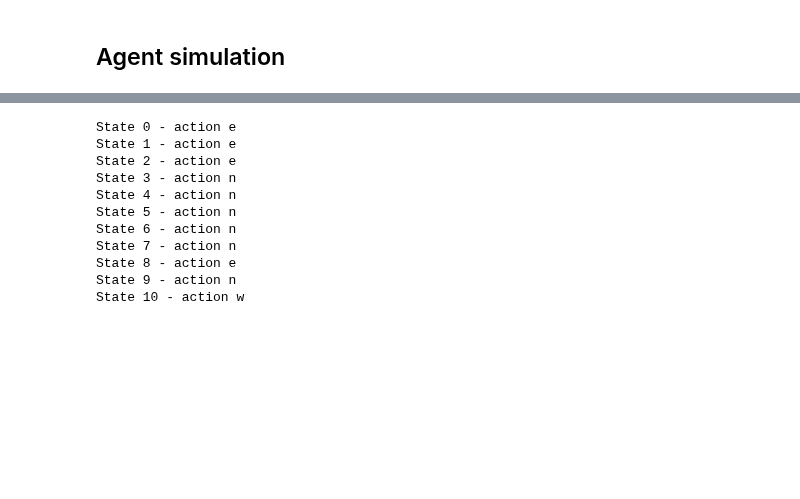
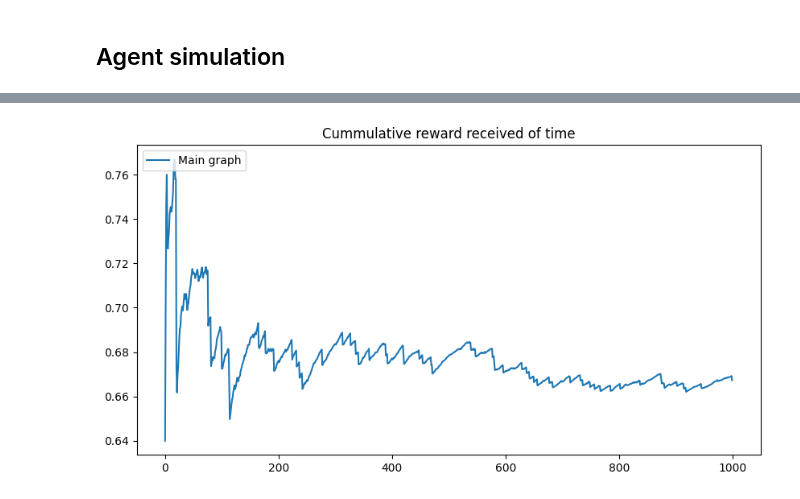
Before and after one commit to PimLb/POMDP_PBVI_Exploration, a Jupyter notebook: Experiments/3x4_Model.ipynb, the cells around one changed output, grey strips where cells are left out. Cells and saved outputs as stored; diff of their text form; code cells hidden in the pictures; blank space fills up the shorter version.

```diff
--- a/Experiments/3x4_Model.ipynb
+++ b/Experiments/3x4_Model.ipynb
@@ -134,11 +63,0 @@ array([[[1., 1., 1., 1., 1., 1.],
-# %%
-for s in [3]:
-    for a in model.actions:
-        sum = 0
-        for s_p in model.states:
-            inner_sum = 0
-            for o in model.observations:
-                inner_sum += (model.observation_table[s_p,a,o] * model.immediate_reward_table[s,a,s_p,o])
-            sum += (model.transition_table[s,a,s_p] * inner_sum)
-            print(f'a {a} - sp {s_p} - inner_sum: {inner_sum} - T {model.transition_table[s,a,s_p]}')
-        # self.expected_rewards_table[s,a] = sum
@@ -186,16 +72,6 @@ model.action_labels
-# %%
-for s in range(model.state_count):
-    action_label = model.action_labels[best_actions[s]]
-    print(f'State {s} - action {action_label}')
-# %% [output]
-State 0 - action e
-State 1 - action e
-State 2 - action e
-State 3 - action n
-State 4 - action n
-State 5 - action n
-State 6 - action n
-State 7 - action n
-State 8 - action e
-State 9 - action n
-State 10 - action w
+# %%
+rewards = a.run_n_simulations()
+# %%
+rewards.plot('ma')
+# %% [output]
+[figure, added]
```
Also changed, not shown: parts of 24 cells of this notebook, 5 other files.
